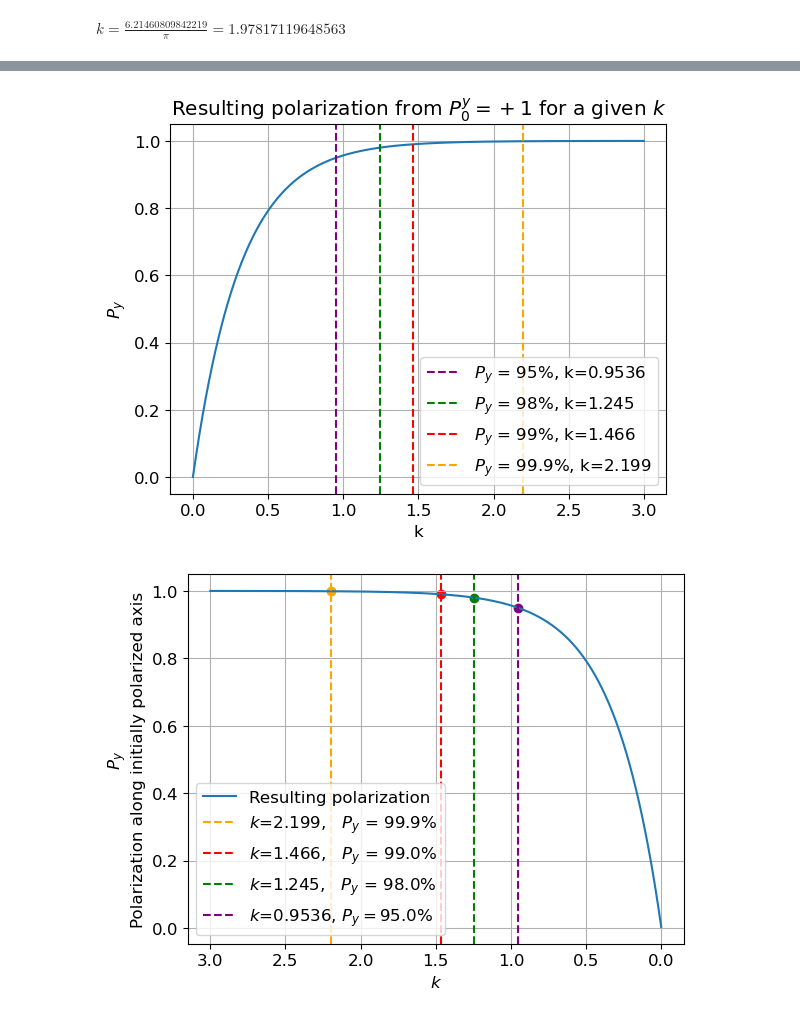
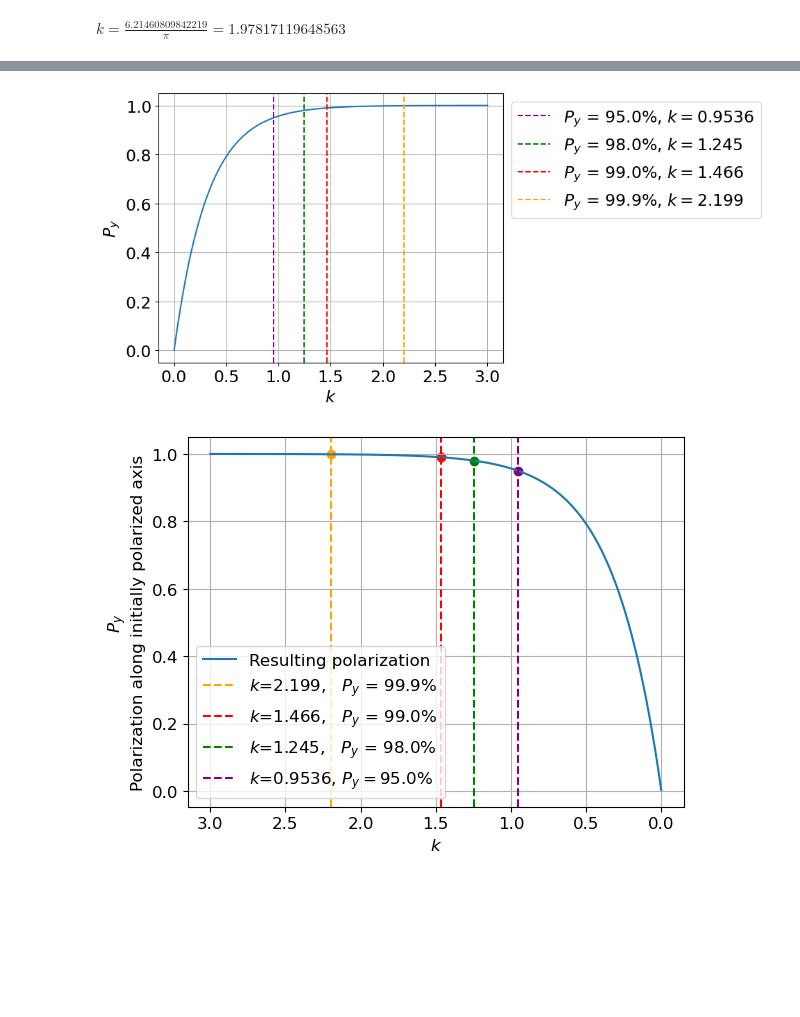
Before and after one commit to eklem1/AdiabaticSpinTransp, a Jupyter notebook: AdiabaticParameterRequirements.ipynb, the cells around one changed output, grey strips where cells are left out. Drawn from its saved outputs; the diff is of its cells as text; code cells hidden in the pictures; blank space fills up the shorter version.

Commit message:
Making plots without titles for thesis

```diff
--- a/AdiabaticParameterRequirements.ipynb
+++ b/AdiabaticParameterRequirements.ipynb
@@ -69,3 +69,9 @@ display(sp.Eq(sp.Eq(k, Pstraight_k.replace(P_s, percent)), P_q, evaluate=False))
 # %% [output]
 For P = 99.8 %
 $\displaystyle k = \frac{6.21460809842219}{\pi} = 1.97817119648563$
+# %%
+#plotting the polarization along the intial axis in terms of k
+def P_straight(k):
+    return 1-np.exp(-np.pi*k)
+
+plt.rcParams.update({'font.size': 17})
@@ -72,28 +91,31 @@ $\displaystyle k = \frac{6.21460809842219}{\pi} = 1.97817119648563$
 # %%
 #plotting the polarization along the intial axis in terms of k
-def P_straight(k):
-    return 1-np.exp(-np.pi*k)
+plt.rcParams.update({'font.size': 17})
+fig = plt.figure(figsize=(10, 5))
 
 k_arr = np.linspace(0, 3, 1000)
-plt.rcParams.update({'font.size': 12})
+# plt.rcParams.update({'font.size': 12})
 
 plt.plot(k_arr, P_straight(k_arr))
-plt.axvline(x=P_95, color='purple', linestyle='--', label=f"$P_y$ = 95%, k={P_95:.4}")
-plt.axvline(x=P_98, color='g', linestyle='--', label=f"$P_y$ = 98%, k={P_98:.4}")
-plt.axvline(x=P_99, color='r', linestyle='--', label=f"$P_y$ = 99%, k={P_99:.4}")
-plt.axvline(x=P_999, color='orange', linestyle='--', label=f"$P_y$ = 99.9%, k={P_999:.4}")
+plt.axvline(x=P_95, color='purple', linestyle='--', label=f"$P_y$ = 95.0%, $k={P_95:.4}$")
+plt.axvline(x=P_98, color='g', linestyle='--', label=f"$P_y$ = 98.0%, $k={P_98:.4}$")
+plt.axvline(x=P_99, color='r', linestyle='--', label=f"$P_y$ = 99.0%, $k={P_99:.4}$")
+plt.axvline(x=P_999, color='orange', linestyle='--', label=f"$P_y$ = 99.9%, $k={P_999:.4}$")
 
 # plt.title("Values of $k$ for specific polarization along intial axis")
-plt.title("Resulting polarization from $P^y_0 = +1$ for a given $k$")
+# plt.title("Resulting polarization from $P^y_0 = +1$ for a given $k$")
 
-plt.xlabel('k')
+plt.xlabel('$k$')
 plt.ylabel('$P_y$')
 plt.grid()
-plt.legend()
-plt.savefig('Photos/Kgraphs_req_straight.pdf')
+plt.legend(bbox_to_anchor=(1.0, 1), loc="upper left")
+plt.tight_layout()
+
+plt.savefig('thesisPlots/Kgraphs_req_straight.pdf')
+# plt.savefig('Photos/Kgraphs_req_straight.pdf')
 plt.show()
 # %% [output]
-[figure, old version]
+[figure, new version]
 # %%
 k_arr = np.linspace(1e-3, 3, 1000)
 plt.rcParams.update({'font.size': 12})
```
Also changed, not shown: parts of 6 cells of this notebook, 8 other files.
